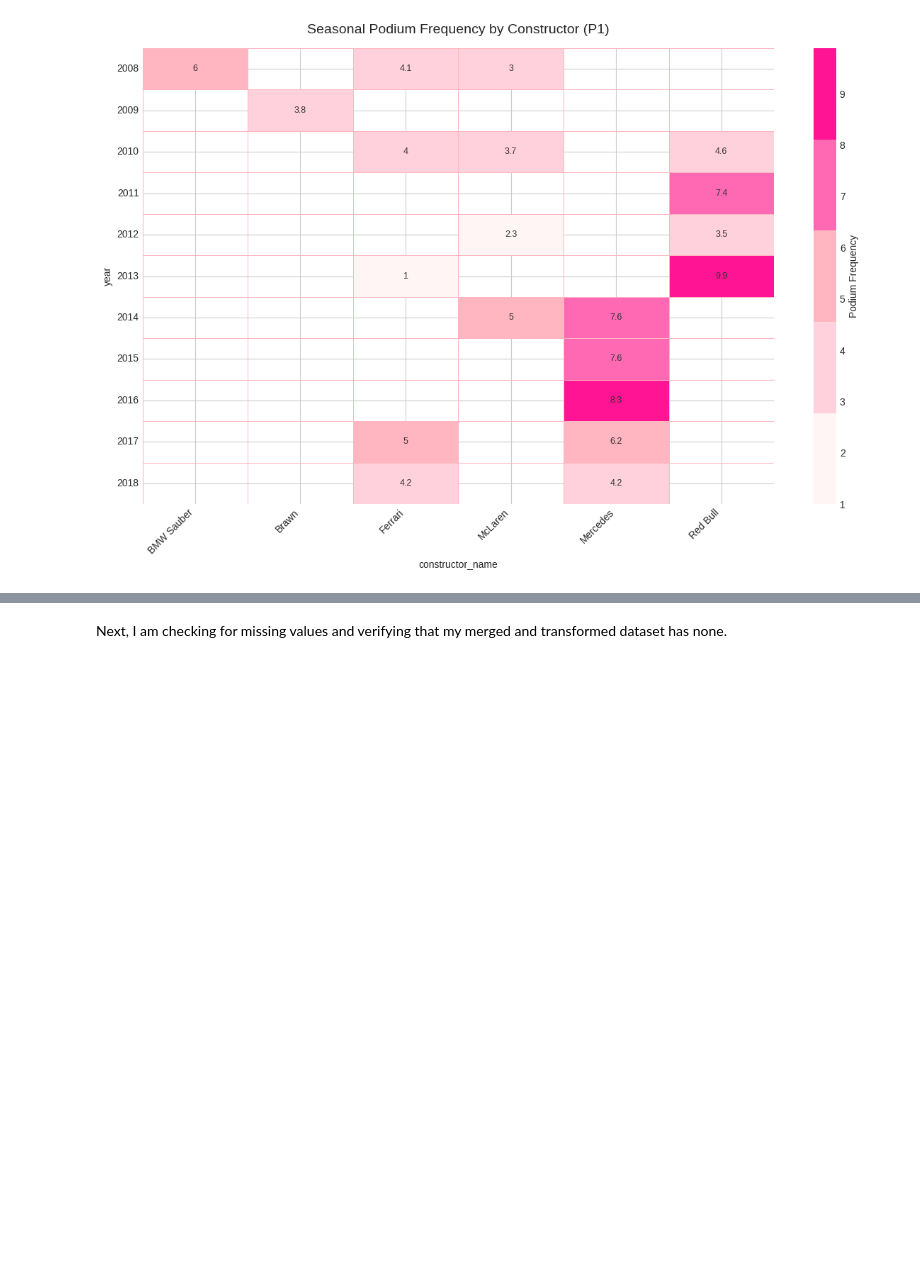
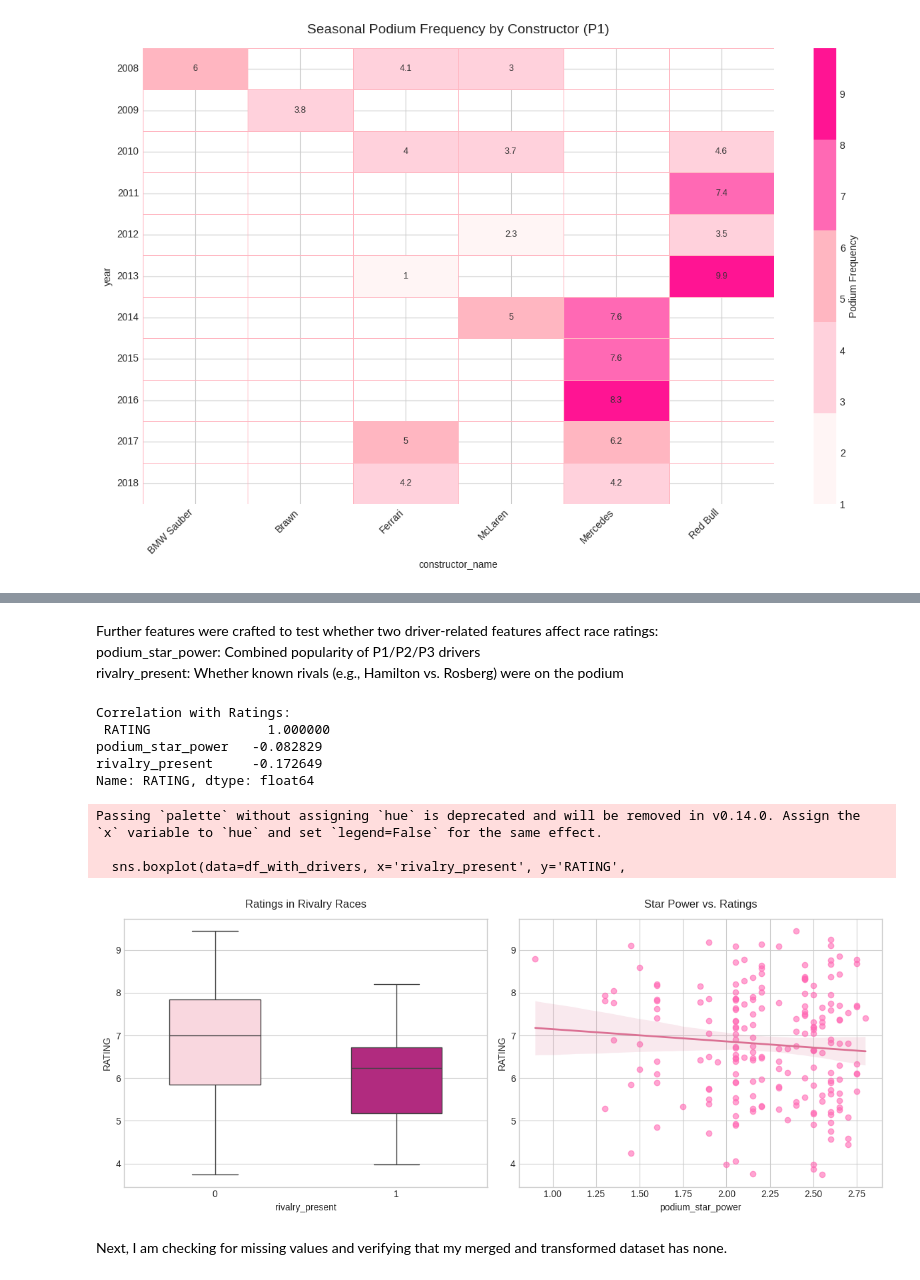
Before and after one commit to manaal-amir/DSA210_F1Project, a Jupyter notebook: Project.ipynb, the cells around one changed output, grey strips where cells are left out. Cells and saved outputs as stored; diff of their text form; code cells hidden in the pictures; blank space fills up the shorter version.

```diff
--- a/Project.ipynb
+++ b/Project.ipynb
@@ -284,3 +364,83 @@ plt.show()
+# %% [markdown]
+Further features were crafted to test whether two driver-related features affect race ratings:
+podium_star_power: Combined popularity of P1/P2/P3 drivers
+rivalry_present: Whether known rivals (e.g., Hamilton vs. Rosberg) were on the podium
+# %%
+import pandas as pd
+import numpy as np
+import seaborn as sns
+import matplotlib.pyplot as plt
+
+# 1. DRIVER FEATURE ENGINEERING (USING ONLY P1/P2/P3)
+def create_driver_features(df):
+    """
+    Creates two guaranteed features:
+    - rivalry_present: Binary flag for known rivalries in podium
+    - podium_star_power: Aggregate star power of P1/P2/P3 (0-3 scale)
+    """
+    # Feature 1: Rivalry Indicator
+    rivalry_pairs = {
+        2008: [('Hamilton', 'Massa'), ('Hamilton', 'Raikkonen')],
+        2010: [('Vettel', 'Webber'), ('Alonso', 'Webber')],
+        2016: [('Hamilton', 'Rosberg')],
+        2012: [('Vettel', 'Alonso')]
+    }
+
+    df['rivalry_present'] = df.apply(
+        lambda x: 1 if any(
+            {x['P1'], x['P2']} == set(pair)
+            for pair in rivalry_pairs.get(x['year'], [])
+        ) else 0,
+        axis=1
+    )
+
+    # Feature 2: Podium Star Power
+    star_weights = {
+        'Hamilton': 1.0, 'Raikkonen': 0.9, 'Alonso': 0.9,
+        'Vettel': 0.85, 'Massa': 0.8, 'Webber': 0.75,
+        'Rosberg': 0.75, 'Button': 0.7, 'Kubica': 0.7
+    }
+
+    for pos in ['P1', 'P2', 'P3']:
+        df[f'{pos}_star'] = df[pos].map(star_weights).fillna(0.3)  # Default for others
+
+    df['podium_star_power'] = df['P1_star'] + df['P2_star'] + df['P3_star']
+
+    return df
+
+# 2. APPLY TO YOUR DATA
+df_with_drivers = create_driver_features(ratings_with_winners.copy())
+
+# 3. ANALYSIS (ONLY USING CREATED FEATURES)
+corr_matrix = df_with_drivers[['rivalry_present', 'podium_star_power', 'RATING']].corr()
+print("Correlation with Ratings:\n", corr_matrix['RATING'].sort_values(ascending=False))
+
+# 4. VISUALIZATION
+plt.figure(figsize=(12, 5))
+
+plt.subplot(1, 2, 1)
+sns.boxplot(data=df_with_drivers, x='rivalry_present', y='RATING',
+           palette=['#FFD1DC', '#C71585'], width=0.5)
+plt.title("Ratings in Rivalry Races", pad=12)
+
+plt.subplot(1, 2, 2)
+sns.regplot(data=df_with_drivers, x='podium_star_power', y='RATING',
+           scatter_kws={'color': '#FF69B4', 'alpha': 0.6},
+           line_kws={'color': '#DB7093', 'linewidth': 2})
+plt.title("Star Power vs. Ratings", pad=12)
+
+plt.tight_layout()
+plt.show()
+# %% [output]
+Correlation with Ratings:
+ RATING               1.000000
+podium_star_power   -0.082829
+rivalry_present     -0.172649
+Name: RATING, dtype: float64
+Passing `palette` without assigning `hue` is deprecated and will be removed in v0.14.0. Assign the `x` variable to `hue` and set `legend=False` for the same effect.
+
+  sns.boxplot(data=df_with_drivers, x='rivalry_present', y='RATING',
+[figure, added]
 # %% [markdown]
 Next, I am checking for missing values and verifying that my merged and transformed dataset has none.
 # %%
```
Also changed, not shown: parts of 14 cells of this notebook.
